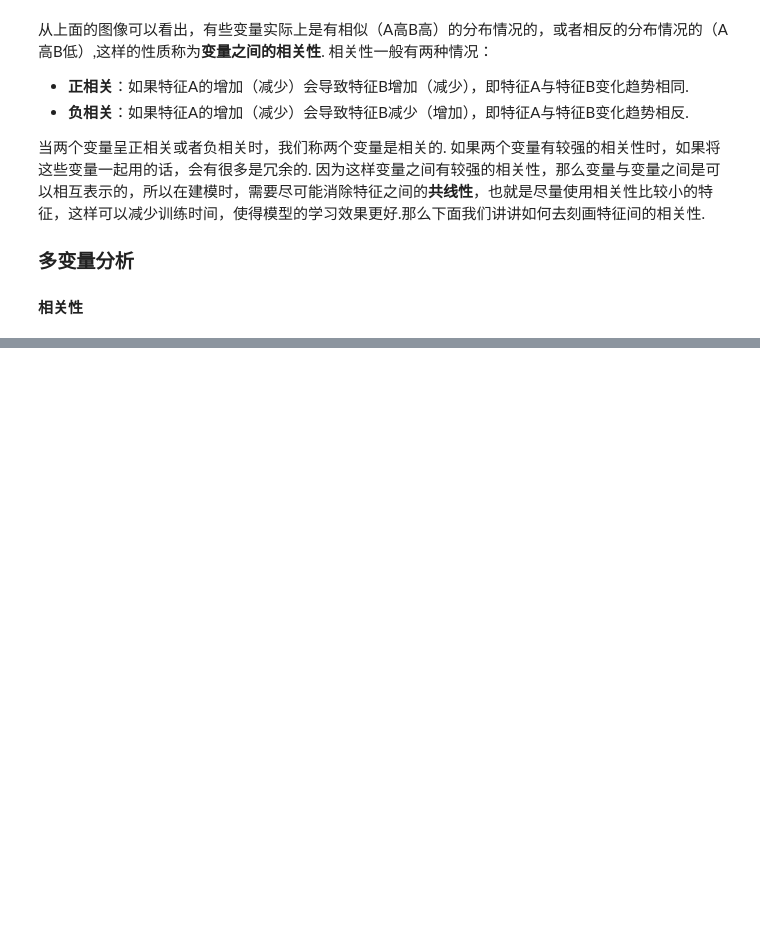
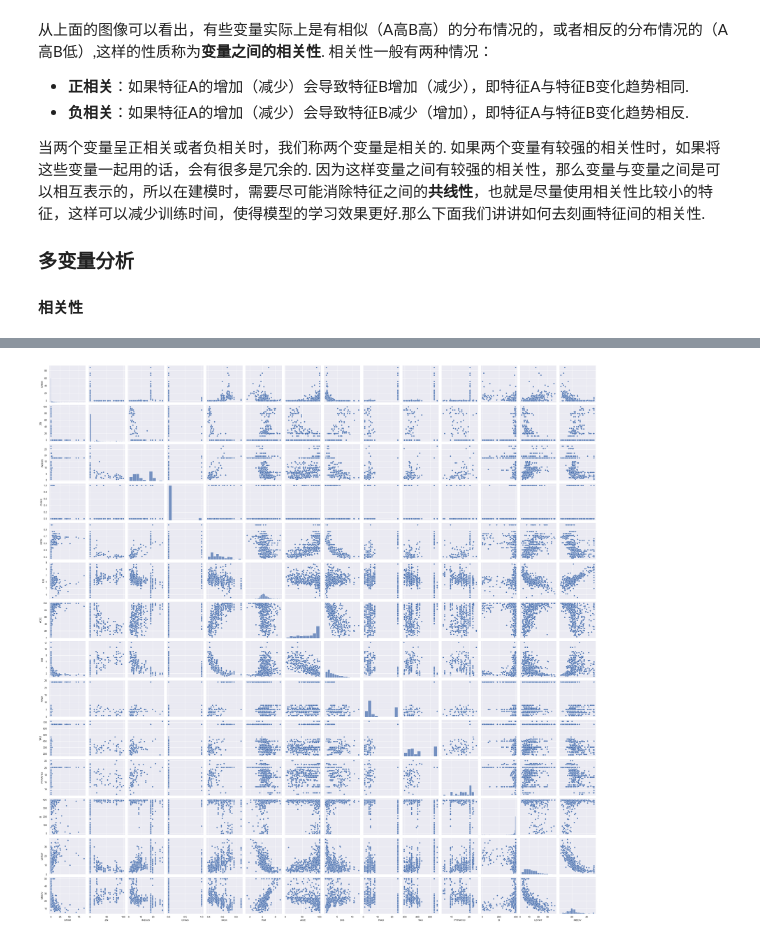
Before and after one commit to Git-Model/Modeling-Universe, a Jupyter notebook: Data-Story/Task1_EDA初体验/Task1：EDA初体验--波士顿房价分析.ipynb, the cells around one changed output, grey strips where cells are left out. Saved outputs shown, nothing was run; the diff lists cells and outputs as text; code cells hidden in the pictures; blank space fills up the shorter version.

```diff
--- a/Data-Story/Task1_EDA初体验/Task1：EDA初体验--波士顿房价分析.ipynb
+++ b/Data-Story/Task1_EDA初体验/Task1：EDA初体验--波士顿房价分析.ipynb
@@ -421,0 +426,8 @@ array([[<AxesSubplot:title={'center':'CRIM'}>,
+# %%
+# 任意两个变量间的相关性散点图
+sns.set()
+cols = house.columns # 罗列出数据集的所有列
+sns.pairplot(house[cols], size = 2.5) # 成对画出任意两列的散点图
+plt.show() # 显示函数
+# %% [output]
+[figure, added]
```
Also changed, not shown: parts of 14 cells of this notebook.
